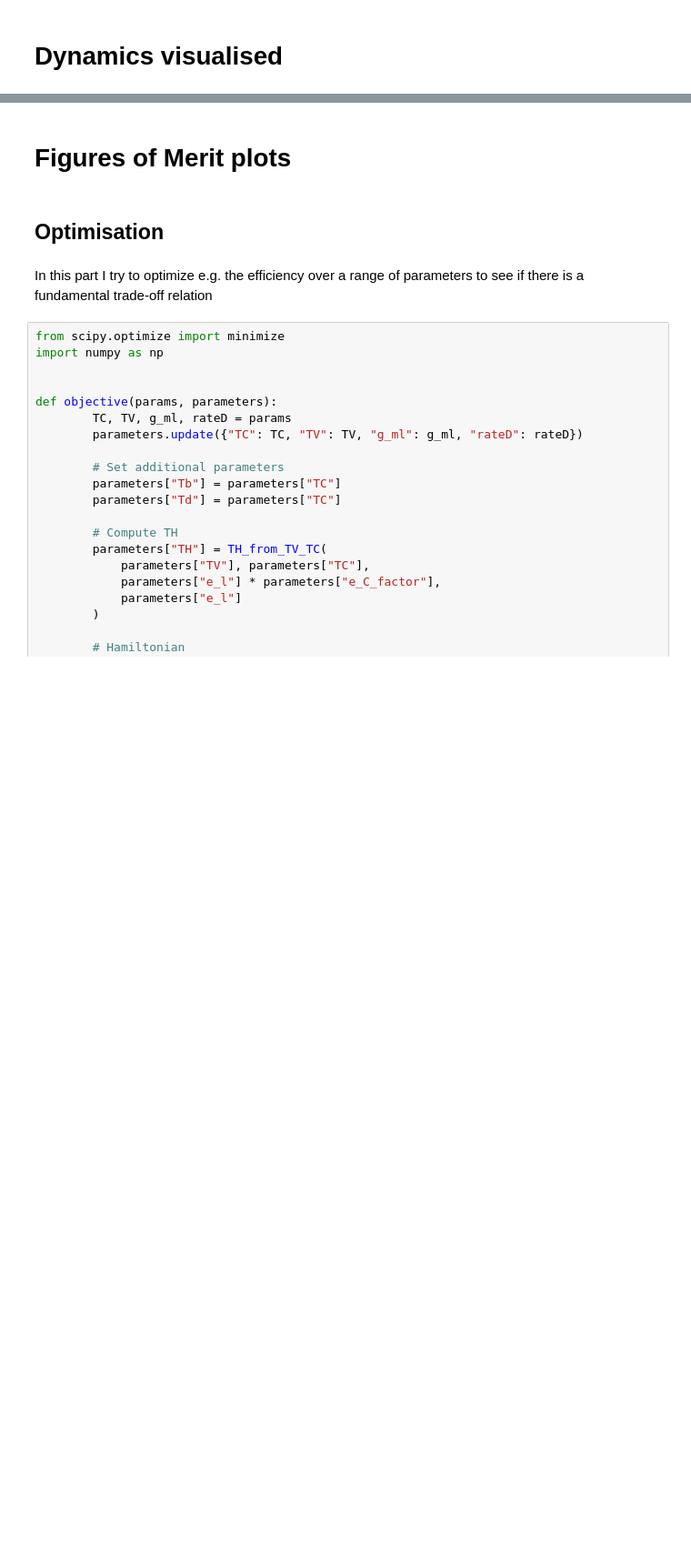
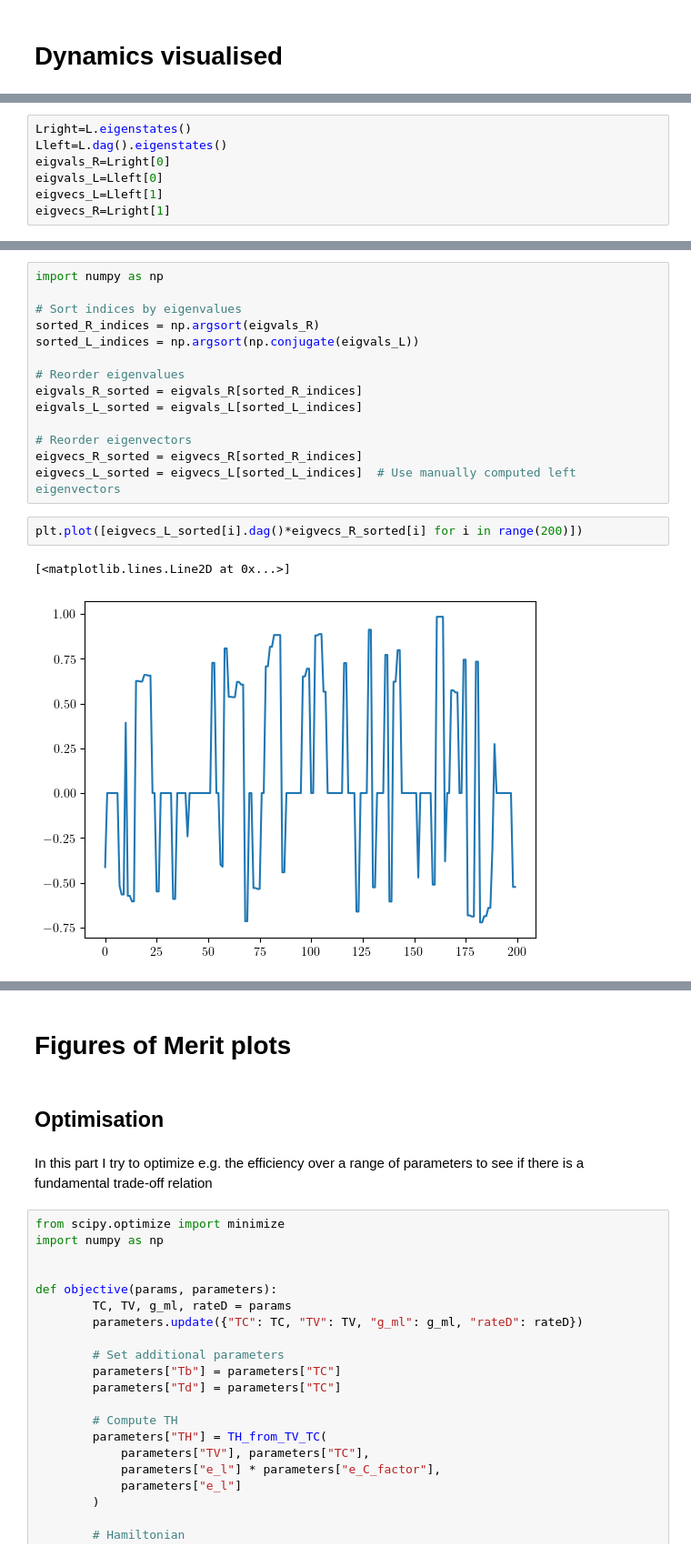
Before and after one commit to Emanuel-Schwarzhans/Quantum-detectors-as-autonomous-machines-assessing-the-thermodynamics-of-information-acquisit-co, a Jupyter notebook: thermal_single_photon_activation_amplification.ipynb, the cells around one changed output, grey strips where cells are left out. Shown at 91% size. Cells and saved outputs as stored; diff of their text form; blank space fills up the shorter version.

```diff
--- a/thermal_single_photon_activation_amplification.ipynb
+++ b/thermal_single_photon_activation_amplification.ipynb
@@ -139,0 +156,7 @@ ax.legend()
+# %%
+Lright=L.eigenstates()
+Lleft=L.dag().eigenstates()
+eigvals_R=Lright[0]
+eigvals_L=Lleft[0]
+eigvecs_L=Lleft[1]
+eigvecs_R=Lright[1]
@@ -139,0 +212,19 @@ ax.legend()
+# %%
+import numpy as np
+
+# Sort indices by eigenvalues
+sorted_R_indices = np.argsort(eigvals_R)
+sorted_L_indices = np.argsort(np.conjugate(eigvals_L))
+
+# Reorder eigenvalues
+eigvals_R_sorted = eigvals_R[sorted_R_indices]
+eigvals_L_sorted = eigvals_L[sorted_L_indices]
+
+# Reorder eigenvectors
+eigvecs_R_sorted = eigvecs_R[sorted_R_indices]
+eigvecs_L_sorted = eigvecs_L[sorted_L_indices]  # Use manually computed left eigenvectors
+# %%
+plt.plot([eigvecs_L_sorted[i].dag()*eigvecs_R_sorted[i] for i in range(200)])
+# %% [output]
+[<matplotlib.lines.Line2D at 0x...>]
+[figure, added]
```
Also changed, not shown: parts of 13 cells of this notebook, 2 other files.
